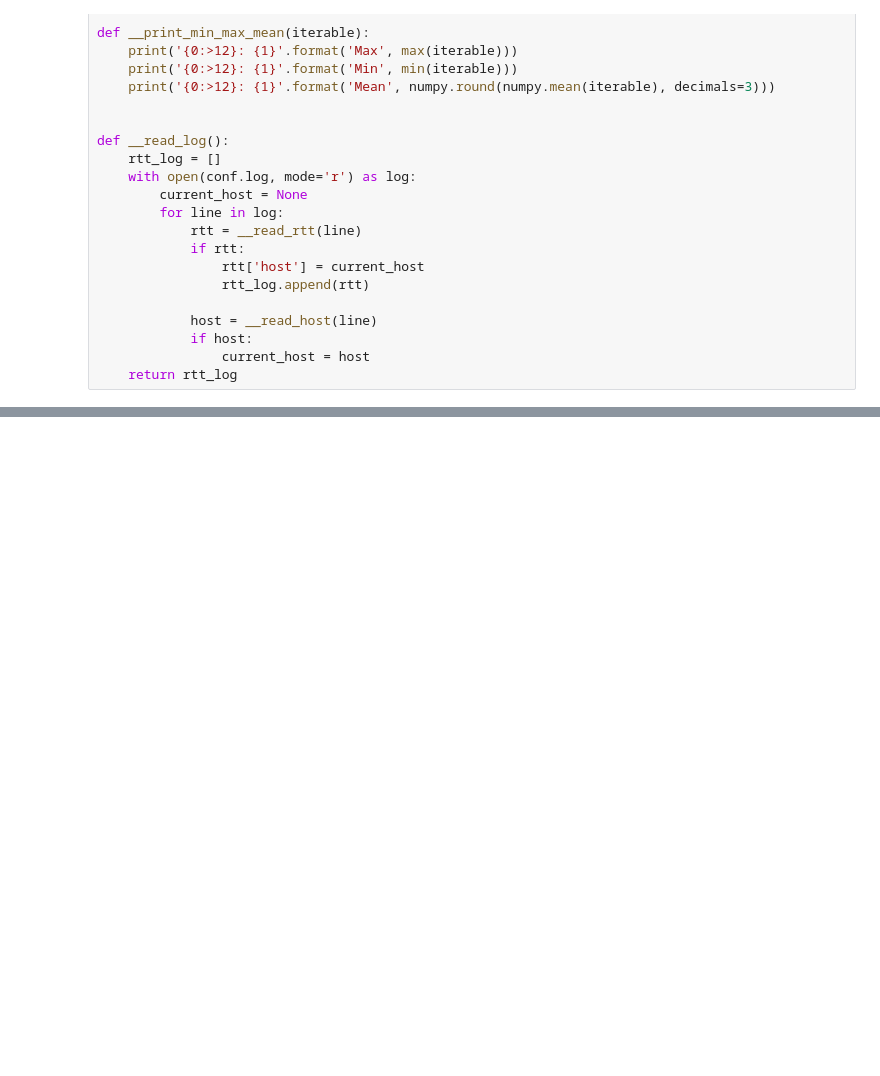
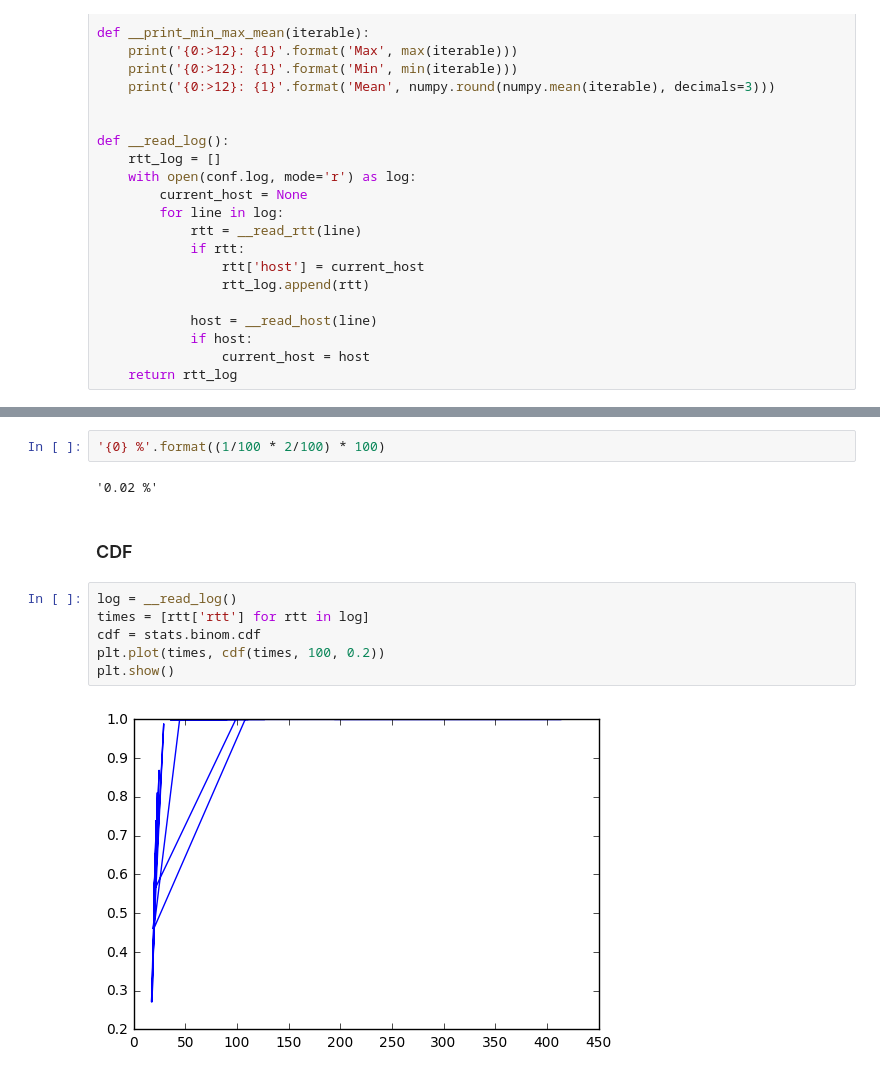
Before and after one commit to captain-proton/aise, a Jupyter notebook: documentation/source/nia/jupyter_nb/exercise_1.ipynb, the cells around one changed output, grey strips where cells are left out. Drawn from its saved outputs; the diff is of its cells as text; blank space fills up the shorter version.

```diff
--- a/documentation/source/nia/jupyter_nb/exercise_1.ipynb
+++ b/documentation/source/nia/jupyter_nb/exercise_1.ipynb
@@ -136,0 +144,14 @@ create_histogram(log)
+# %%
+'{0} %'.format((1/100 * 2/100) * 100)
+# %% [output]
+'0.02 %'
+# %% [markdown]
+### CDF
+# %%
+log = __read_log()
+times = [rtt['rtt'] for rtt in log]
+cdf = stats.binom.cdf
+plt.plot(times, cdf(times, 100, 0.2))
+plt.show()
+# %% [output]
+[figure, added]
```
Also changed, not shown: parts of 9 cells of this notebook, 1 other file.
